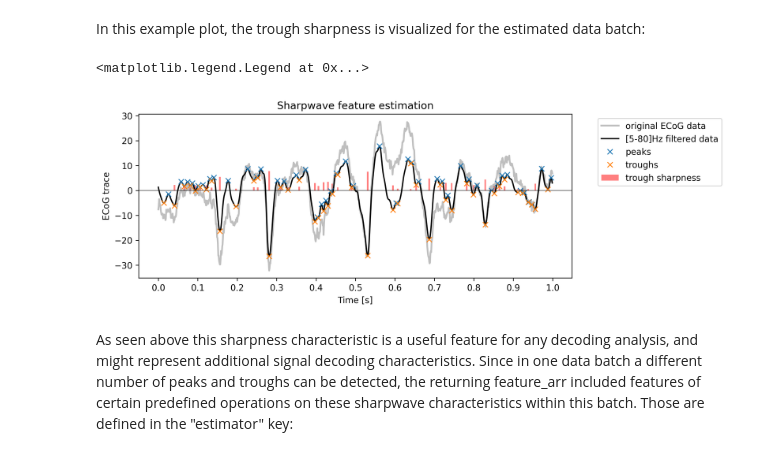
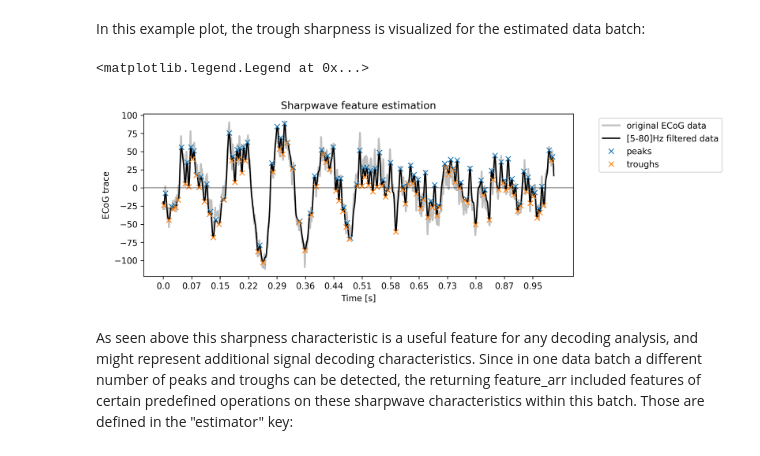
Before and after one commit to neuromodulation/py_neuromodulation, a Jupyter notebook: sphinx/FeatureEstimationDemo.ipynb, the cells around one changed output. Drawn from its saved outputs; the diff is of its cells as text; code cells hidden in the pictures.

```diff
--- a/sphinx/FeatureEstimationDemo.ipynb
+++ b/sphinx/FeatureEstimationDemo.ipynb
@@ -307,5 +313,11 @@ raw_norm = normalize_raw.normalize_raw(
+# %%
+normalize_samples = int(settings["raw_normalization_settings"]["normalization_time"] * fs)
+raw_norm = normalization.normalize_raw(ieeg_batch, normalize_samples, fs, method='mean', clip=False)
 # %% [markdown]
 Then troughs and peaks are identified, subsequently different features are estimated.
+# %%
+run_analysis_.features.sw_features.sw_settings["detect_troughs"]["distance_troughs"] = 5*1.375
+run_analysis_.features.sw_features.sw_settings["detect_troughs"]["distance_peaks"] = 1.375
 # %%
 sw_features_ = run_analysis_.features.sw_features.get_sharpwave_features(features_={}, data=raw_norm[5,:],\
                                                           ch=run_analysis_.settings["ch_names"][5])
@@ -336,21 +333,21 @@ In this example plot, the trough sharpness is visualized for the estimated data
 # %%
 time_ = np.arange(0, raw_norm[5,:].shape[0], 1)/1375
 plt.figure(figsize=(9,3.5), dpi=300)
 plt.plot(raw_norm[5,:], color="gray", linewidth=2, alpha=0.5, label="original ECoG data")
 plt.plot(filtered_data, color="black", label="[5-80]Hz filtered data")
 plt.plot(peaks, filtered_data[peaks], "x", label="peaks")
 plt.plot(troughs, filtered_data[troughs], "x", label="troughs")
-plt.bar(troughs[1:-1], run_analysis_.features.sw_features.sharpness, width=4, color="red",
-       label="trough sharpness", alpha=0.5)
+#plt.bar(troughs[1:], run_analysis_.features.sw_features.sharpness, width=4, color="red",
+#       label="trough sharpness", alpha=0.5)
 plt.axhline(0, linewidth=1, color="black", alpha=0.5)
-plt.xticks(np.arange(0, 1001, 100), np.round(np.arange(0, 1001, 100)/1000,2))
+plt.xticks(np.arange(0, 1375, 100), np.round(np.arange(0, 1375, 100)/1375,2))
 plt.xlabel("Time [s]")
 plt.ylabel("ECoG trace")
 plt.title("Sharpwave feature estimation")
 plt.legend(bbox_to_anchor=(1.05, 1))
 # %% [output]
 <matplotlib.legend.Legend at 0x...>
-[figure, old version]
+[figure, new version]
 # %% [markdown]
 As seen above this sharpness characteristic is a useful feature for any decoding analysis, and might represent additional signal decoding characteristics. Since in one data batch a different number of peaks and troughs can be detected, the returning feature_arr included features of certain predefined operations on these sharpwave characteristics within this batch. Those are defined in the "estimator" key:
 # %%
```
Also changed, not shown: parts of 12 cells of this notebook, 32 other files.
